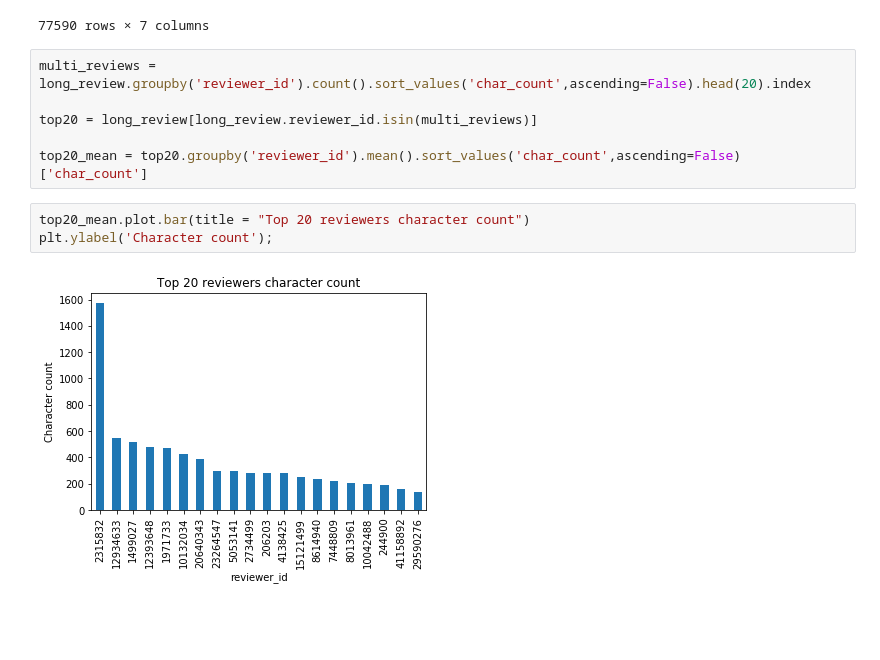
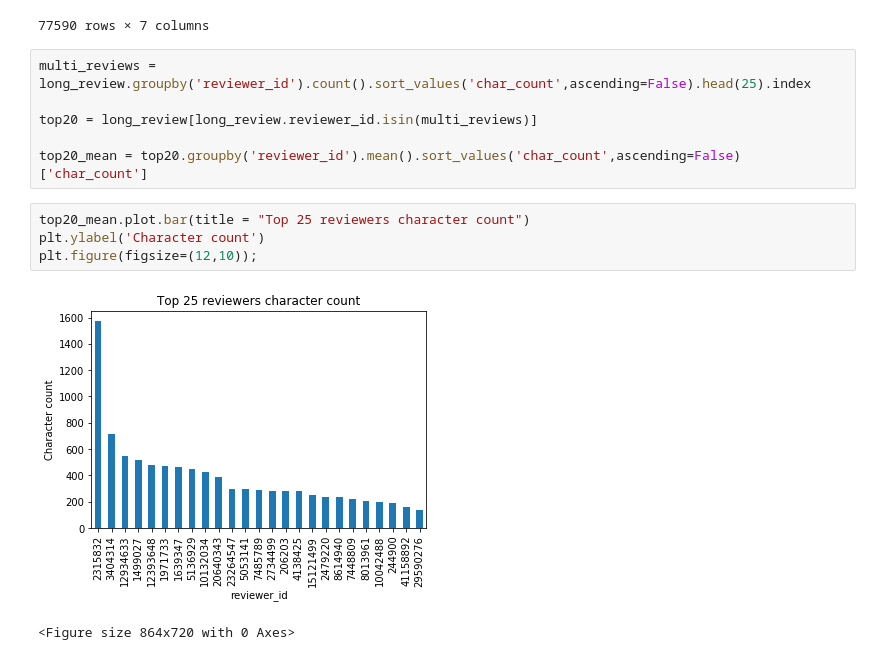
Before and after one commit to osama1991bokhari/Project4_Writing_Blog, a Jupyter notebook: Project 4 Writing a Data Scientist blog post.ipynb, the cells around one changed output. Cells and saved outputs as stored; diff of their text form; blank space fills up the shorter version.

Commit message:
Finished everything and fixed values

```diff
--- a/Project 4 Writing a Data Scientist blog post.ipynb
+++ b/Project 4 Writing a Data Scientist blog post.ipynb
@@ -594,13 +594,15 @@ See the caveats in the documentation: https://pandas.pydata.org/pandas-docs/stab
 | 84848 | 9727246 | 56429621 | 2015-12-13 | 30860360 | Stephanie | Breanne was a great host. Check i... | 325 |
 77590 rows × 7 columns
 # %%
-multi_reviews = long_review.groupby('reviewer_id').count().sort_values('char_count',ascending=False).head(20).index
+multi_reviews = long_review.groupby('reviewer_id').count().sort_values('char_count',ascending=False).head(25).index
 
 top20 = long_review[long_review.reviewer_id.isin(multi_reviews)]
 
 top20_mean = top20.groupby('reviewer_id').mean().sort_values('char_count',ascending=False)['char_count']
 # %%
-top20_mean.plot.bar(title = "Top 20 reviewers character count")
-plt.ylabel('Character count');
+top20_mean.plot.bar(title = "Top 25 reviewers character count")
+plt.ylabel('Character count')
+plt.figure(figsize=(12,10));
 # %% [output]
-[figure, old version]
+[figure, new version]
+<Figure size 864x720 with 0 Axes>
```
Also changed, not shown: parts of 7 cells of this notebook, 1 other file.
